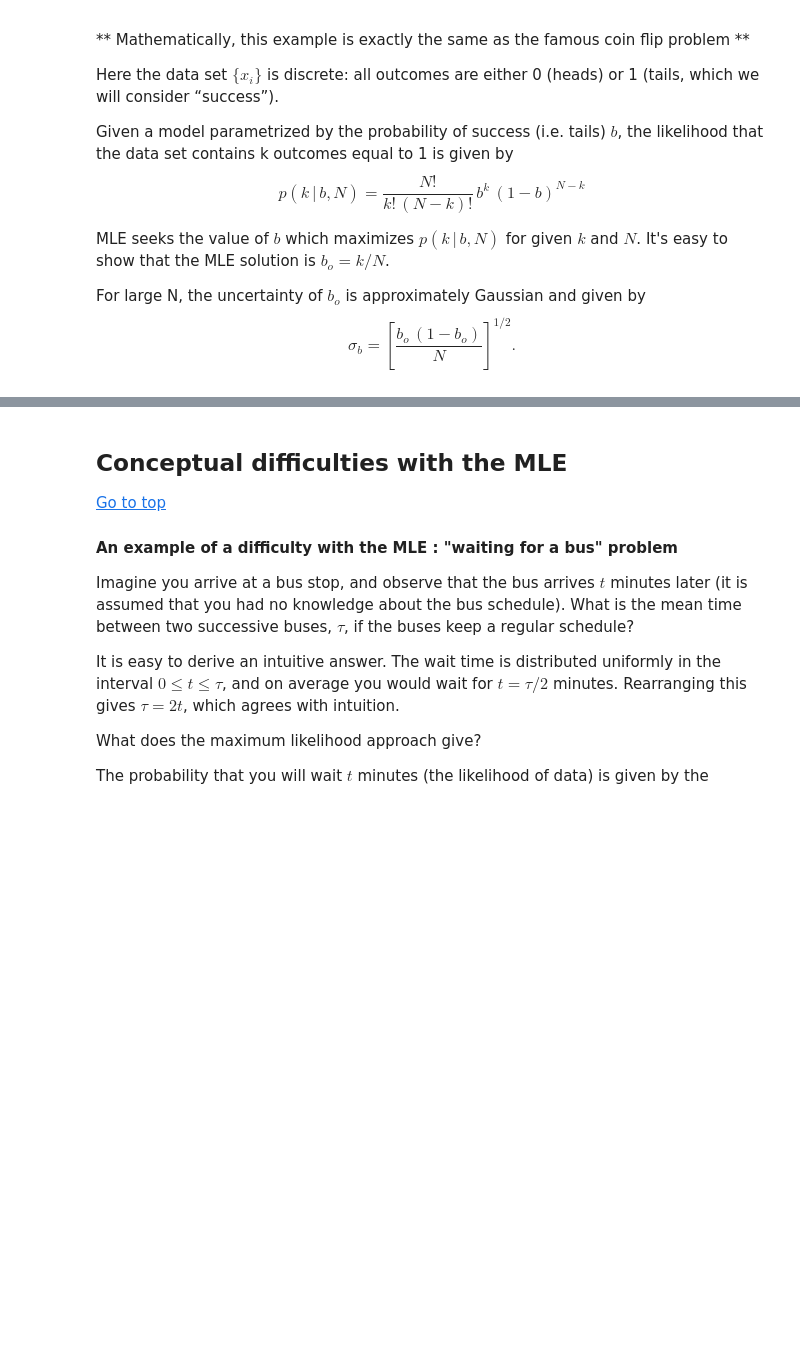
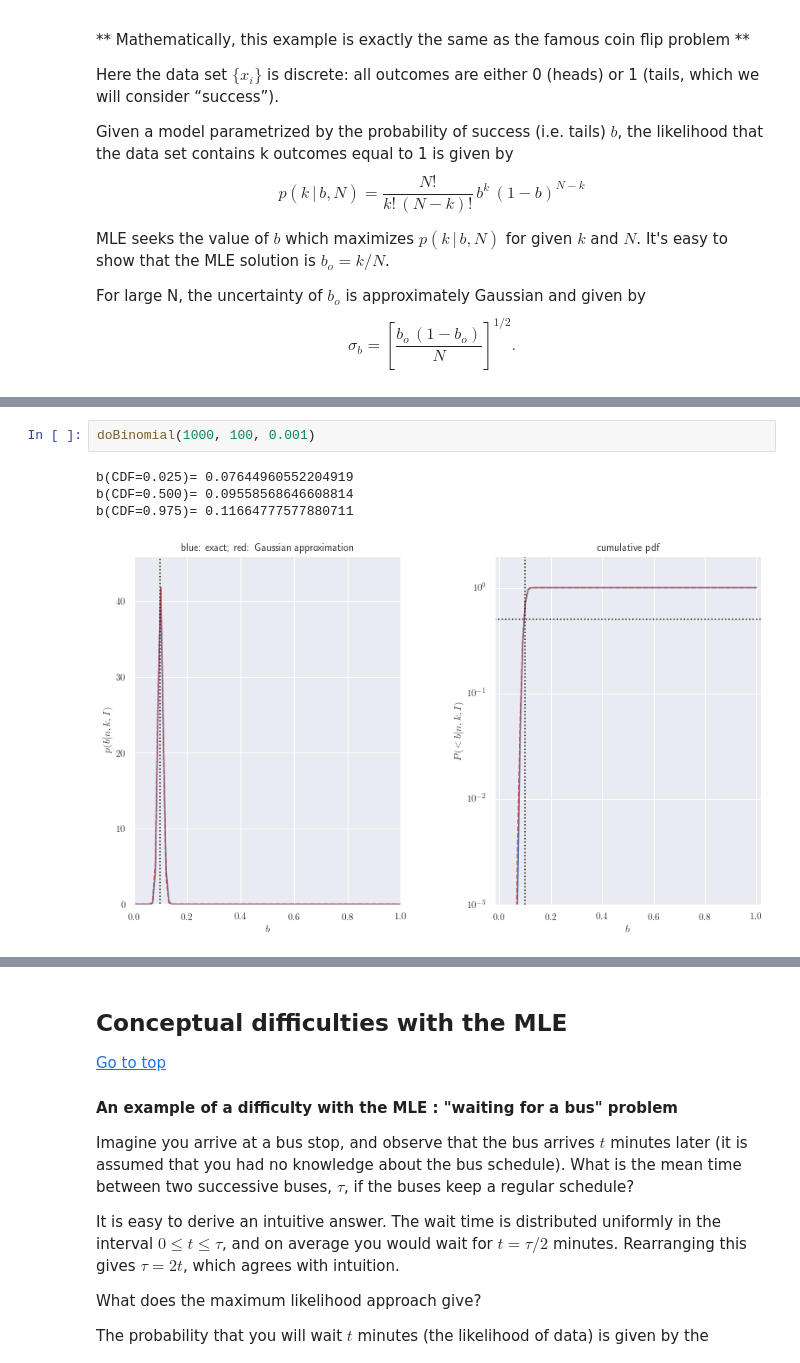
Before and after one commit to VaticanObsSummerSchool2023/lectures, a Jupyter notebook: IvezicJune22.ipynb, the cells around one changed output, grey strips where cells are left out. Drawn from its saved outputs; the diff is of its cells as text; blank space fills up the shorter version.

```diff
--- a/IvezicJune22.ipynb
+++ b/IvezicJune22.ipynb
@@ -708,0 +792,7 @@ doBinomial(10, 1, 0.1)
+# %%
+doBinomial(1000, 100, 0.001)
+# %% [output]
+b(CDF=0.025)= 0.07644960552204919
+b(CDF=0.500)= 0.09558568646608814
+b(CDF=0.975)= 0.11664777577880711
+[figure, added]
```
Also changed, not shown: parts of 15 cells of this notebook.
